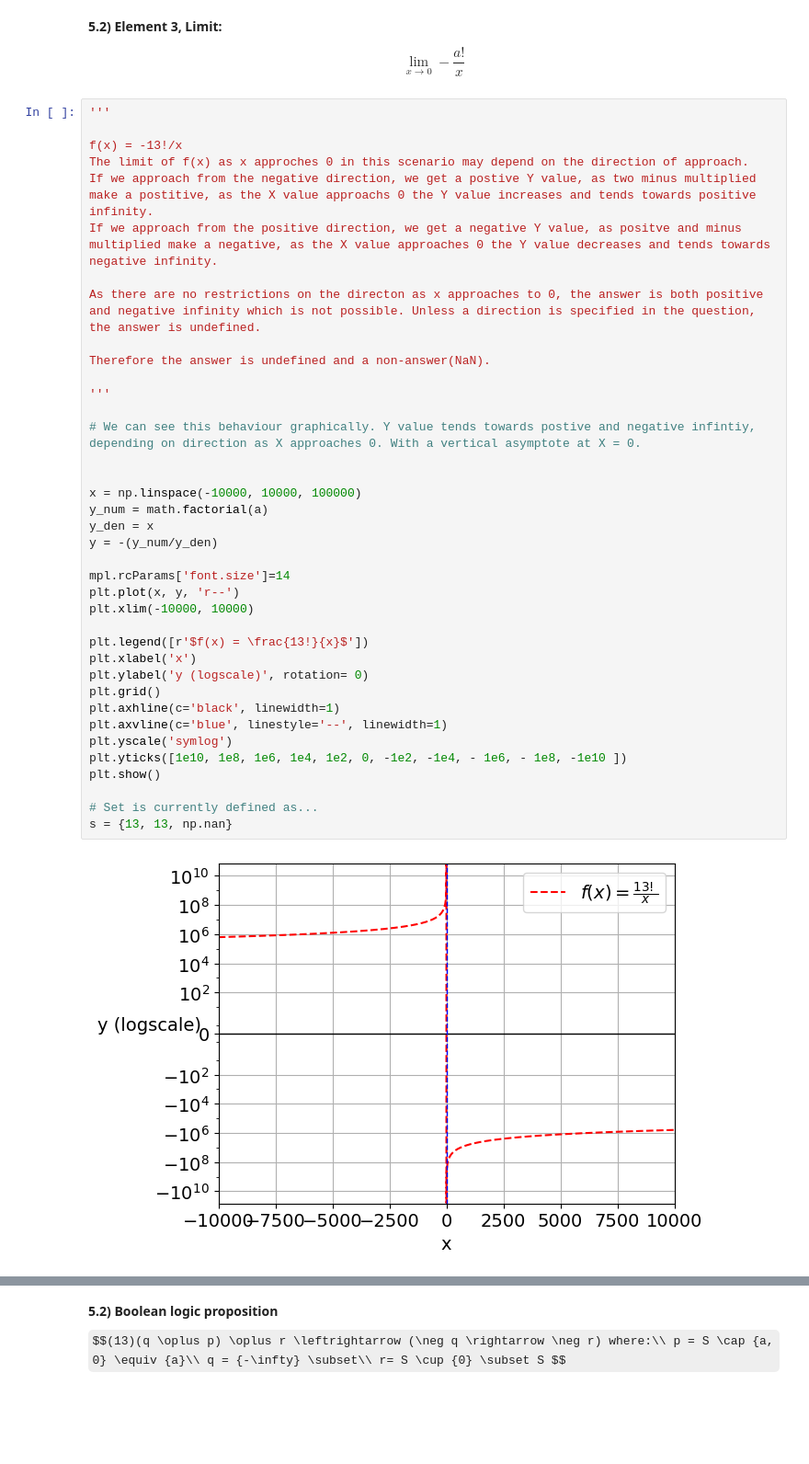
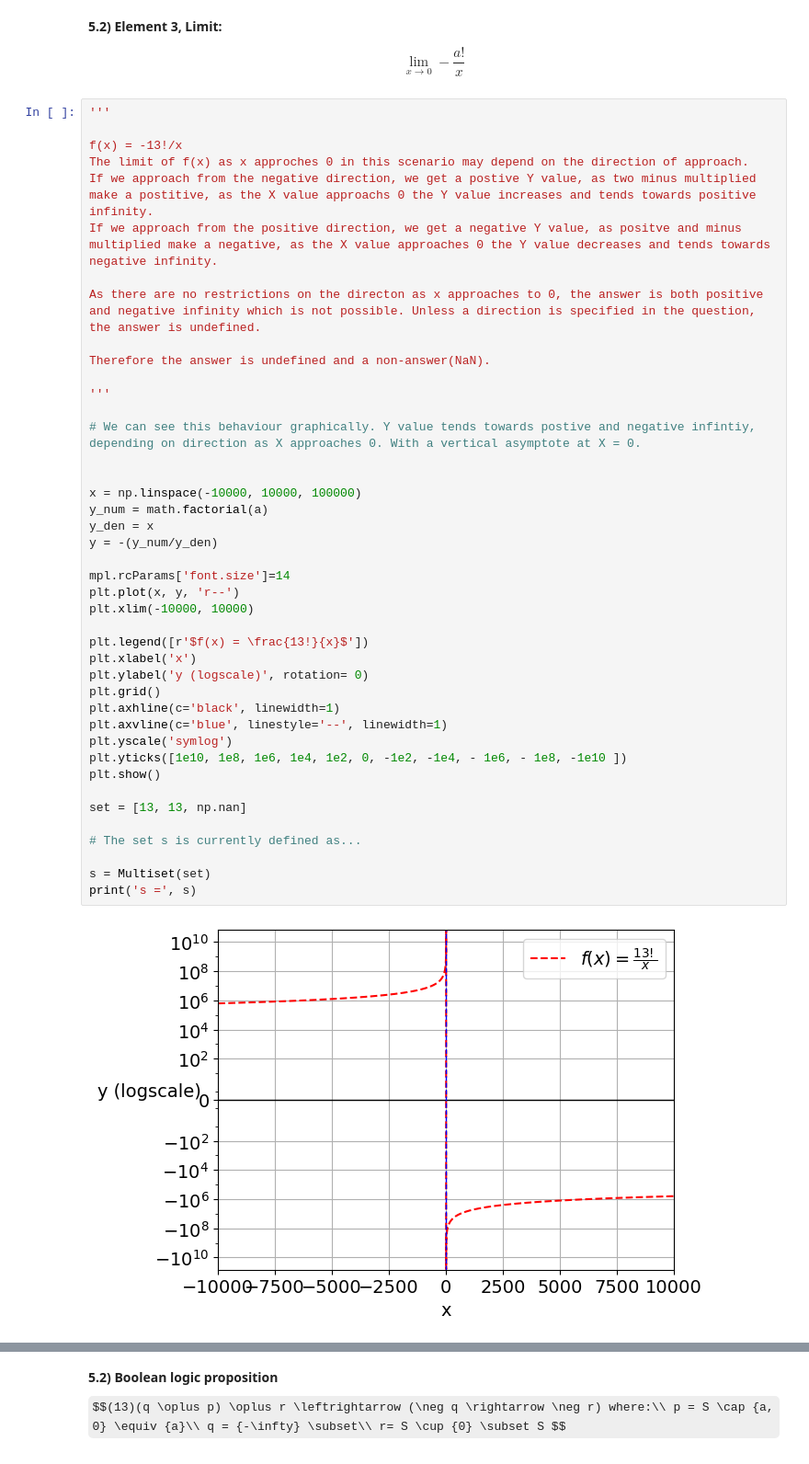
Before and after one commit to JoshKing85/git_maths_projects, a Jupyter notebook: assignment_task5.ipynb, the cells around one changed output, grey strips where cells are left out. Shown at 92% size. Saved outputs shown, nothing was run; the diff lists cells and outputs as text; some formulas as TeX source; blank space fills up the shorter version.

```diff
--- a/assignment_task5.ipynb
+++ b/assignment_task5.ipynb
@@ -87,33 +91,37 @@ If we approach from the positive direction, we get a negative Y value, as positv
 
 As there are no restrictions on the directon as x approaches to 0, the answer is both positive and negative infinity which is not possible. Unless a direction is specified in the question, the answer is undefined.
 
 Therefore the answer is undefined and a non-answer(NaN).
 
 '''
 
 # We can see this behaviour graphically. Y value tends towards postive and negative infintiy, depending on direction as X approaches 0. With a vertical asymptote at X = 0.
 
 
 x = np.linspace(-10000, 10000, 100000)
 y_num = math.factorial(a)
 y_den = x
 y = -(y_num/y_den)
 
 mpl.rcParams['font.size']=14
 plt.plot(x, y, 'r--')
 plt.xlim(-10000, 10000)
 
 plt.legend([r'$f(x) = \frac{13!}{x}$'])
 plt.xlabel('x')
 plt.ylabel('y (logscale)', rotation= 0)
 plt.grid()
 plt.axhline(c='black', linewidth=1)
 plt.axvline(c='blue', linestyle='--', linewidth=1)
 plt.yscale('symlog')
 plt.yticks([1e10, 1e8, 1e6, 1e4, 1e2, 0, -1e2, -1e4, - 1e6, - 1e8, -1e10 ])
 plt.show()
 
-# Set is currently defined as...
-s = {13, 13, np.nan}
+set = [13, 13, np.nan]
+
+# The set s is currently defined as...
+
+s = Multiset(set)
+print('s =', s)
 # %% [output]
-[figure, old version]
+[figure, new version]
```
Also changed, not shown: parts of 6 cells of this notebook.
